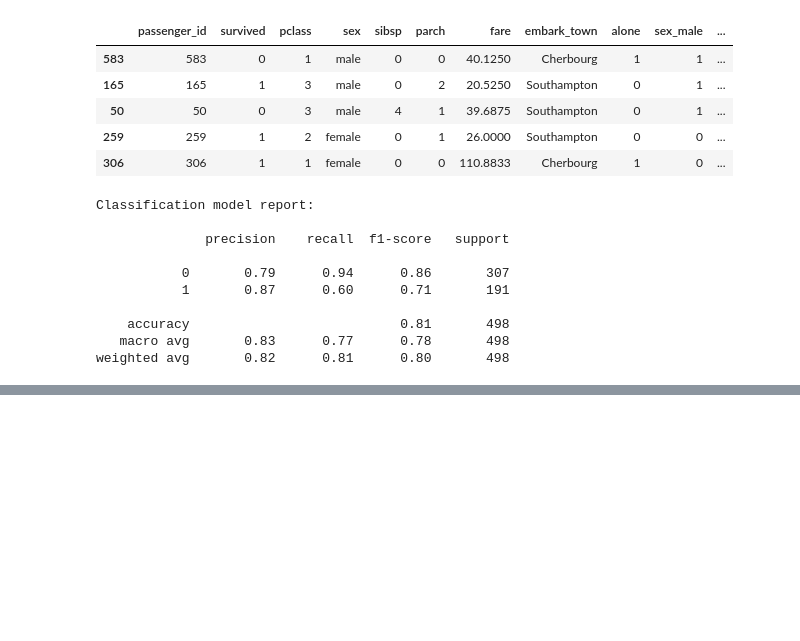
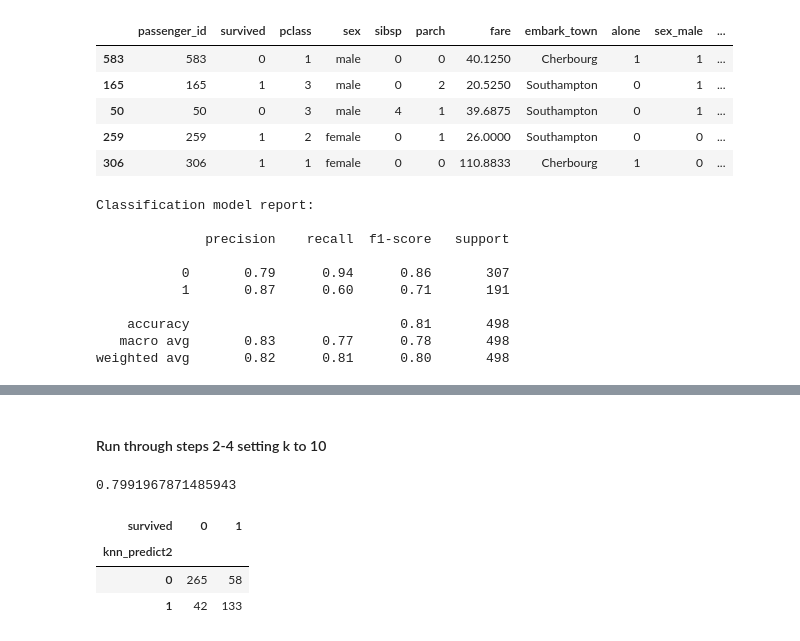
Before and after one commit to ForrestMccrosky/classification-exercises, a Jupyter notebook: model.ipynb, the cells around one changed output, grey strips where cells are left out. Cells and saved outputs as stored; diff of their text form; code cells hidden in the pictures; blank space fills up the shorter version.

```diff
--- a/model.ipynb
+++ b/model.ipynb
@@ -451,0 +503,17 @@ weighted avg       0.82      0.81      0.80       498
+# %% [markdown]
+#### Run through steps 2-4 setting k to 10
+# %%
+knn2 = KNeighborsClassifier(n_neighbors = 10)
+knn2.fit(X_train, y_train)
+knn2.score(X_train, y_train)
+# %% [output]
+0.7991967871485943
+# %%
+train['knn_predict2'] = knn2.predict(X_train)
+
+pd.crosstab(train.knn_predict2, train.survived)
+# %% [output]
+| survived | 0 | 1 |
+| knn_predict2 |  |  |
+| 0 | 265 | 58 |
+| 1 | 42 | 133 |
```
Also changed, not shown: parts of 13 cells of this notebook.
